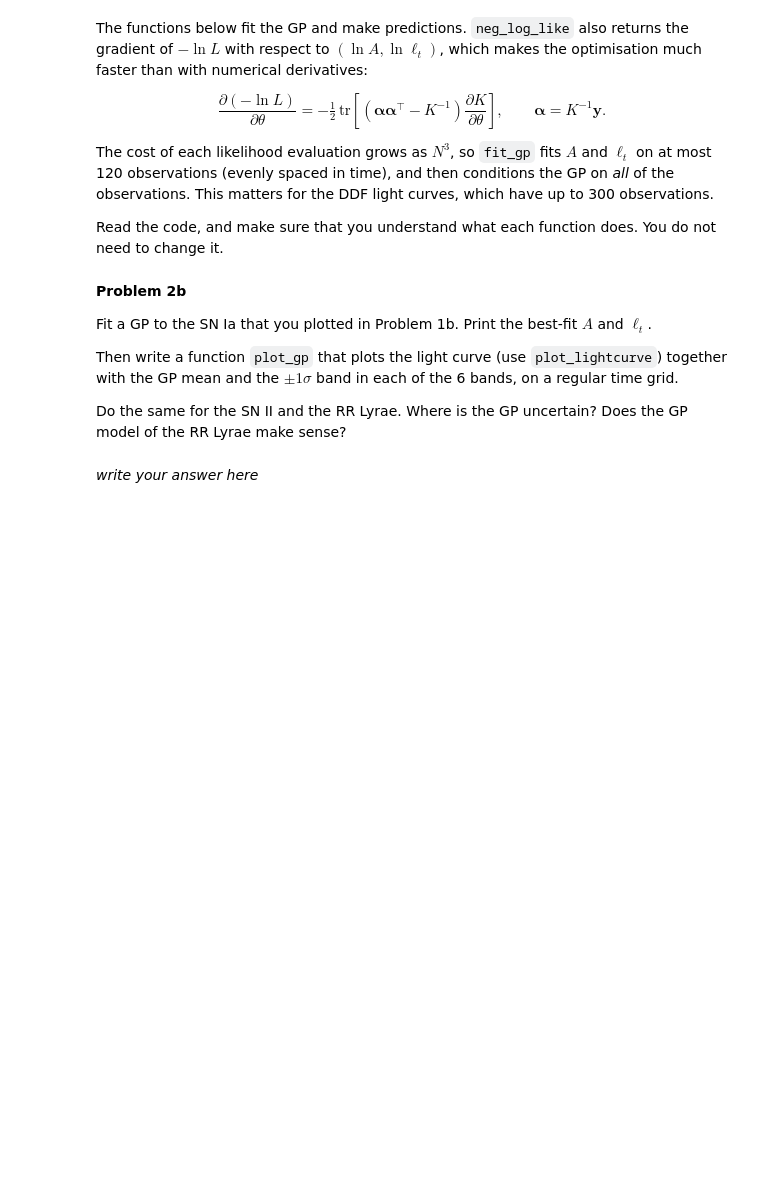
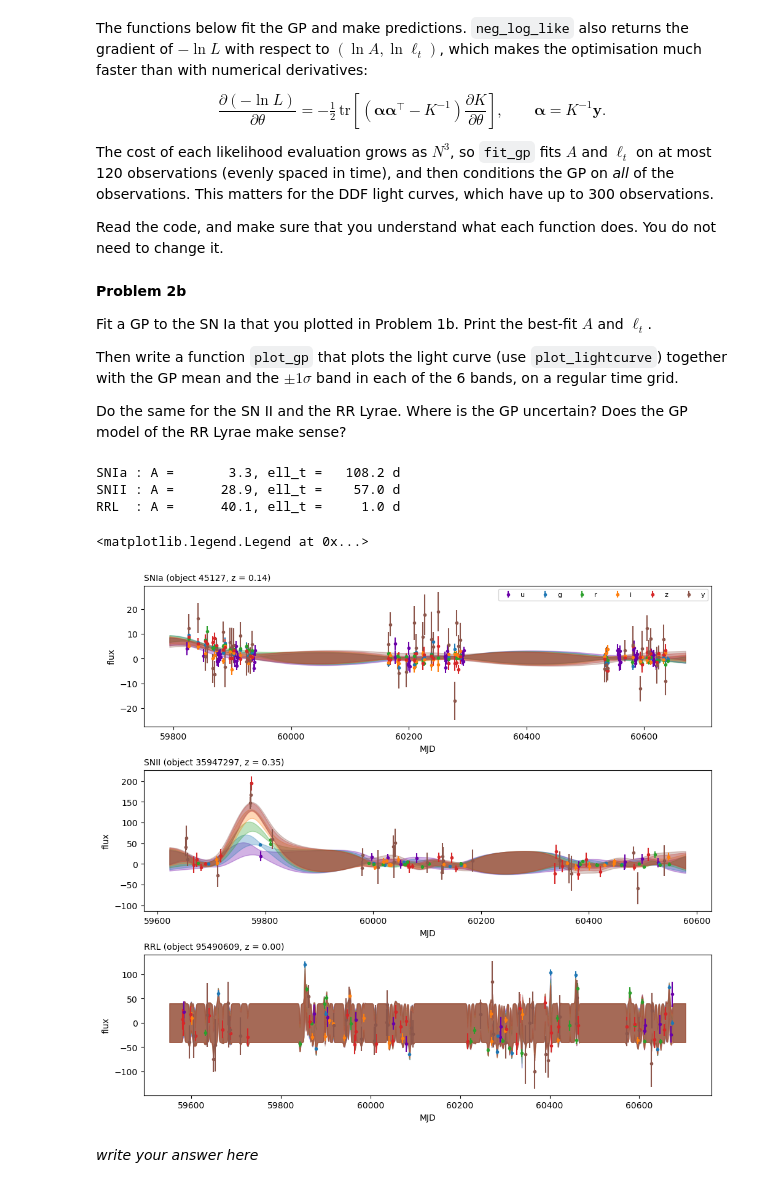
Before and after one commit to ullas-bhat/Session-27, a Jupyter notebook: Day4/MLForTimeSeries.ipynb, the cells around one changed output. Saved outputs shown, nothing was run; the diff lists cells and outputs as text; code cells hidden in the pictures; blank space fills up the shorter version.

```diff
--- a/Day4/MLForTimeSeries.ipynb
+++ b/Day4/MLForTimeSeries.ipynb
@@ -130,6 +127,7 @@ CLASS_NAMES = {6: "μLens-Single", 15: "TDE", 16: "EB", 42: "SNII", 52: "SNIax",
 BANDS = np.array(["u", "g", "r", "i", "z", "y"])
 BAND_WV = np.array([3670.69, 4826.85, 6223.24, 7545.98, 8590.90, 9710.28])  # effective wavelengths (Å)
 BAND_COLORS = ["#6A00A8", "#1F77B4", "#2CA02C", "#FF7F0E", "#D62728", "#8C564B"]
+BAND_COLORS_DICT = {"u": "#6A00A8", "g":"#1F77B4", "r":"#2CA02C", "i":"#FF7F0E", "z":"#D62728", "y":"#8C564B"}
 
 
 def unpack_row(row):
@@ -289,8 +305,9 @@ def matern32_kernel(dt, dwv, amp, ell_t, ell_wv=WV_SCALE):
     k : array-like
         kernel values, same shape as dt
     '''
-    r = # complete
-    return # complete
+    r = dt**2 / ell_t**2 + dwv**2 / ell_wv**2
+    sqrt_r = np.sqrt(r)
+    return amp**2 * (1 + SQRT3 * sqrt_r) * np.exp(-SQRT3 * sqrt_r)
 # %%
 # k(0, 0) = A^2, and at r = 1 the kernel is A^2 (1 + sqrt(3)) exp(-sqrt(3))
 assert np.isclose(matern32_kernel(0.0, 0.0, 2.0, 10.0), 4.0)
@@ -405,23 +424,38 @@ Do the same for the SN II and the RR Lyrae. Where is the GP uncertain? Does the
 # %%
 def plot_gp(lc, gp, ax=None, pad=30):
     '''
     Plot a light curve and its GP model (mean and 1-sigma band) in each band
     '''
     ax = plot_lightcurve(lc, ax)
-    t_grid = # use np.linspace to make a 1000-point grid from min t - pad to max t + pad
-    for b, wv in enumerate(BAND_WV):
-        mean, std = # complete
-        # plot GP fit (use fill_between to show std region)
+    t_grid = np.linspace(lc["t"][0]-pad, lc["t"][-1]+pad, 1000) # use np.linspace to make a 1000-point grid from min t - pad to max t + pad
+    BANDS = np.array(["u", "g", "r", "i", "z", "y"])
+    BAND_WV = np.array([3670.69, 4826.85, 6223.24, 7545.98, 8590.90, 9710.28])  # effective wavelengths (Å)
+
+    BANDS = np.array(["u", "g", "r", "i", "z", "y"])
+    BAND_WV = np.array([3670.69, 4826.85, 6223.24, 7545.98, 8590.90, 9710.28])  # effective wavelengths (Å)
+
+    for b, wv in zip(BANDS, BAND_WV):
+        mean, std = gp_predict(gp, t_grid, np.array([wv]), return_std=True)  # call gp_predict to get mean and std for the grid
+        ax.fill_between(t_grid, mean - std, mean + std, color=BAND_COLORS_DICT[b], alpha=0.3)
     return ax
 
 
 fig, axes = plt.subplots(3, 1, figsize=(10, 9), constrained_layout=True)
 for ax, cls in zip(axes, [90, 42, 92]):
-    lc = # complete
-    gp = # complete
+    lc = train_lcs[[i for i, item in enumerate(train_lcs) if item["label"] == cls][0]]
+    # gp = fit_gp(lc["t"], lc["wv"], lc["flux"], lc["flux_err"])
+    # keeping only z and y bands for speed
+    # keep = np.isin(lc["wv"], BAND_WV[4:6])
+    gp = fit_gp(lc["t"], lc["wv"], lc["flux"], lc["flux_err"])
     print(f"{CLASS_NAMES[cls]:5s}: A = {gp['amp']:9.1f}, ell_t = {gp['ell']:7.1f} d")
     plot_gp(lc, gp, ax)
 axes[0].legend(ncol=6, fontsize=8)
+# %% [output]
+SNIa : A =       3.3, ell_t =   108.2 d
+SNII : A =      28.9, ell_t =    57.0 d
+RRL  : A =      40.1, ell_t =     1.0 d
+<matplotlib.legend.Legend at 0x...>
+[figure, added]
 # %% [markdown]
 *write your answer here*
 # %% [markdown]
```
Also changed, not shown: parts of 8 cells of this notebook, 1 other file.
